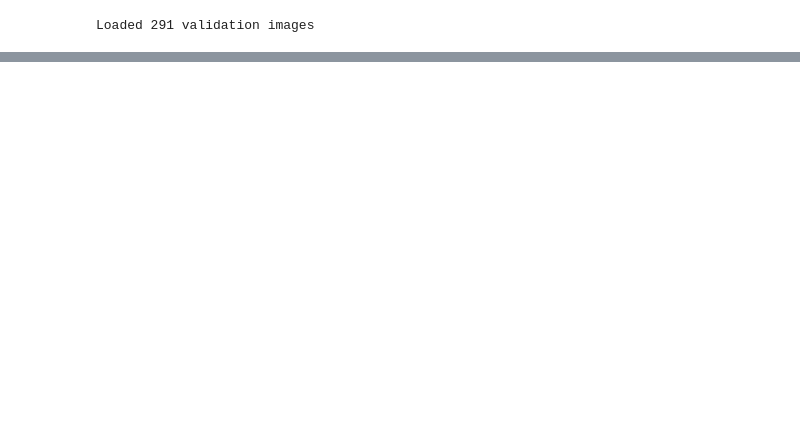
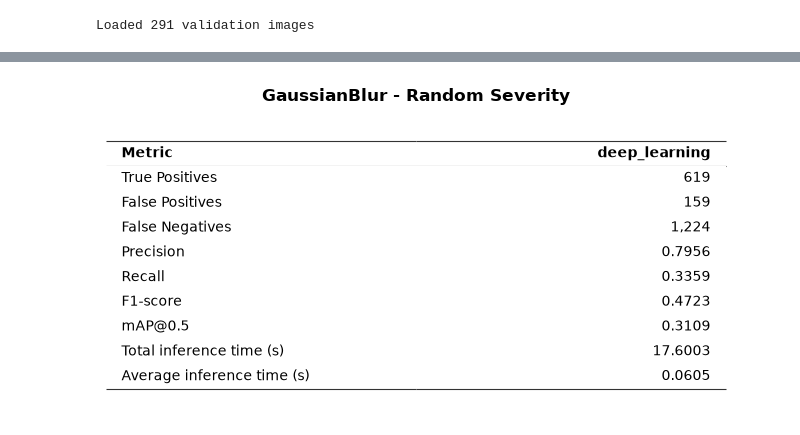
Before and after one commit to yuvran7700/basilisk, a Jupyter notebook: src/methods/deep_learning/deeplearning.ipynb, the cells around one changed output, grey strips where cells are left out. Saved outputs shown, nothing was run; the diff lists cells and outputs as text; code cells hidden in the pictures; blank space fills up the shorter version.

```diff
--- a/src/methods/deep_learning/deeplearning.ipynb
+++ b/src/methods/deep_learning/deeplearning.ipynb
@@ -58,3 +43,7 @@ random_results = RandomSeverityExperiment(
     transform=GaussianBlur(),
     seed=42
 ).run(val_dataset, detectors)
+# %%
+display_results(random_results)
+# %% [output]
+[figure, added]
```
Also changed, not shown: parts of 3 cells of this notebook, 4 other files.
